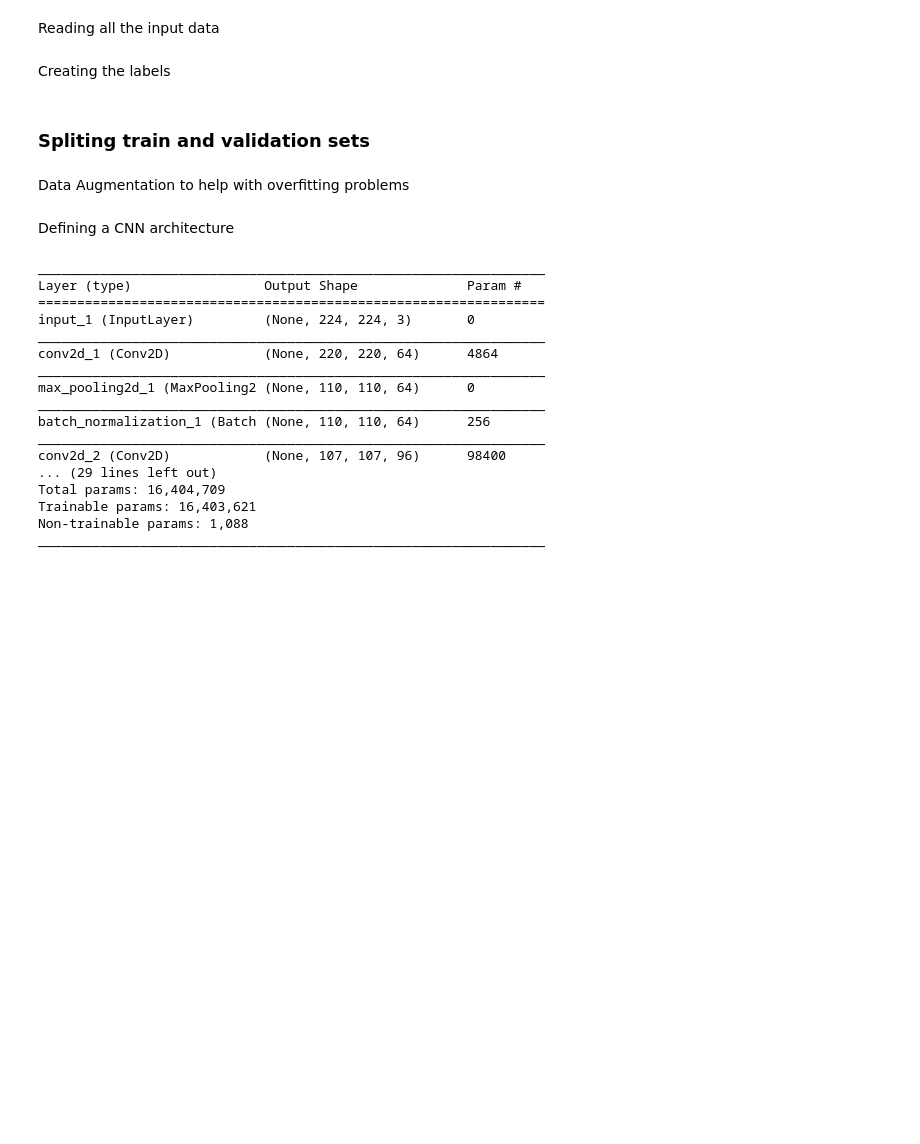
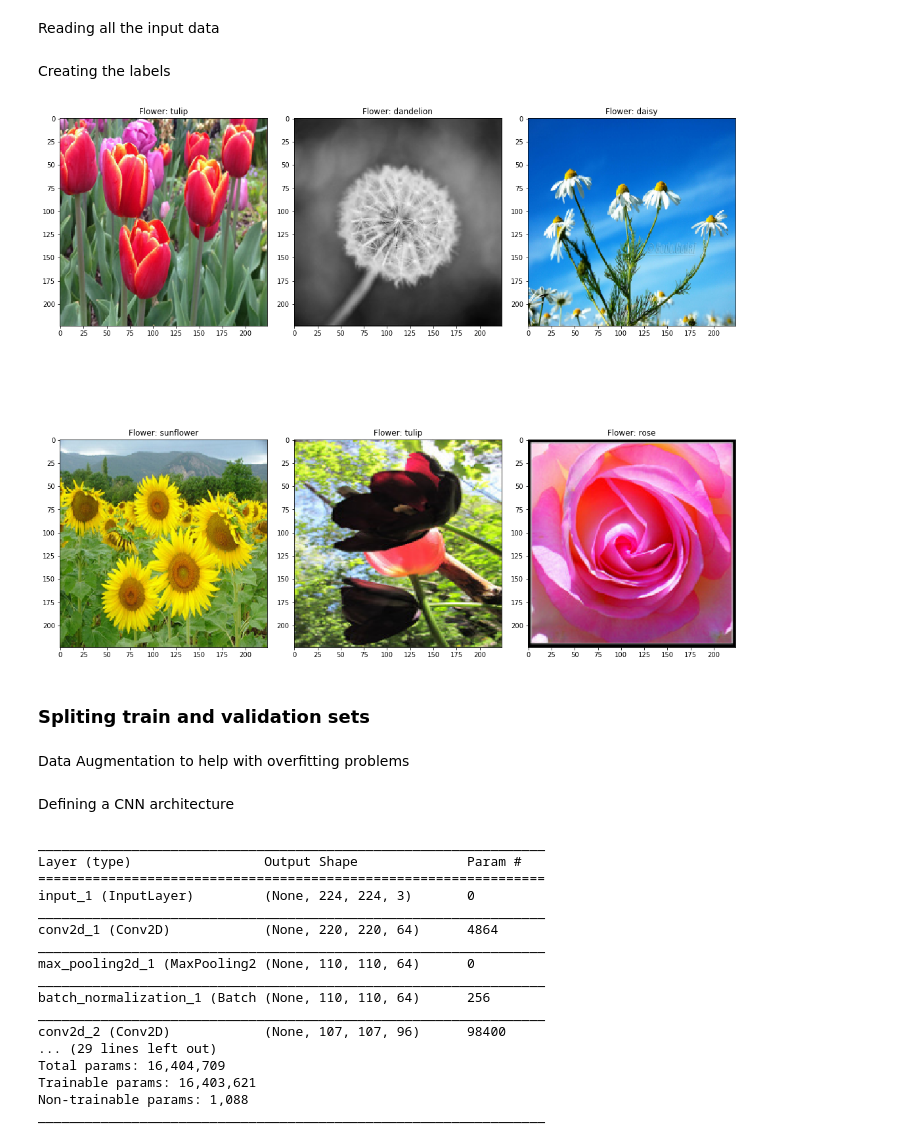
Before and after one commit to lmeazzini/Flower-Recognition, a Jupyter notebook: CNNs - Tutorial Transfer Learning.ipynb, the cells around one changed output. Drawn from its saved outputs; the diff is of its cells as text; code cells hidden in the pictures; blank space fills up the shorter version.

```diff
--- a/CNNs - Tutorial Transfer Learning.ipynb
+++ b/CNNs - Tutorial Transfer Learning.ipynb
@@ -77,13 +67,32 @@ X = X / 255
 Creating the labels
 # %%
 l_daisy = np.zeros(len(daisy_dir))
+l_daisy_string = ['daisy' for i in range(len(daisy_dir))]
 l_dandelion = np.ones(len(dandelion_dir))
+l_dandelion_string = ['dandelion' for i in range(len(dandelion_dir))]
 l_rose = 2*np.ones(len(rose_dir))
+l_rose_string = ['rose' for i in range(len(rose_dir))]
 l_sunflower = 3*np.ones(len(sunflower_dir))
+l_sunflower_string = ['sunflower' for i in range(len(sunflower_dir))]
 l_tulip = 4*np.ones(len(tulip_dir))
+l_tulip_string = ['tulip' for i in range(len(tulip_dir))]
 
+
+y_string = np.concatenate((l_daisy_string, l_dandelion_string, l_rose_string, l_sunflower_string, l_tulip_string))
 y = np.concatenate((l_daisy, l_dandelion, l_rose, l_sunflower, l_tulip))
 y = to_categorical(y, 5)
+# %%
+fig,ax=plt.subplots(2,3)
+fig.set_size_inches(15,15)
+for i in range(2):
+    for j in range (3):
+        r = random.randint(0,len(y_string))
+        ax[i,j].imshow(X[r][:,:,::-1])
+        ax[i,j].set_title('Flower: ' + y_string[r])
+
+plt.tight_layout()
+# %% [output]
+[figure, added]
 # %% [markdown]
 ### Spliting train and validation sets
 # %%
```
Also changed, not shown: parts of 12 cells of this notebook.
